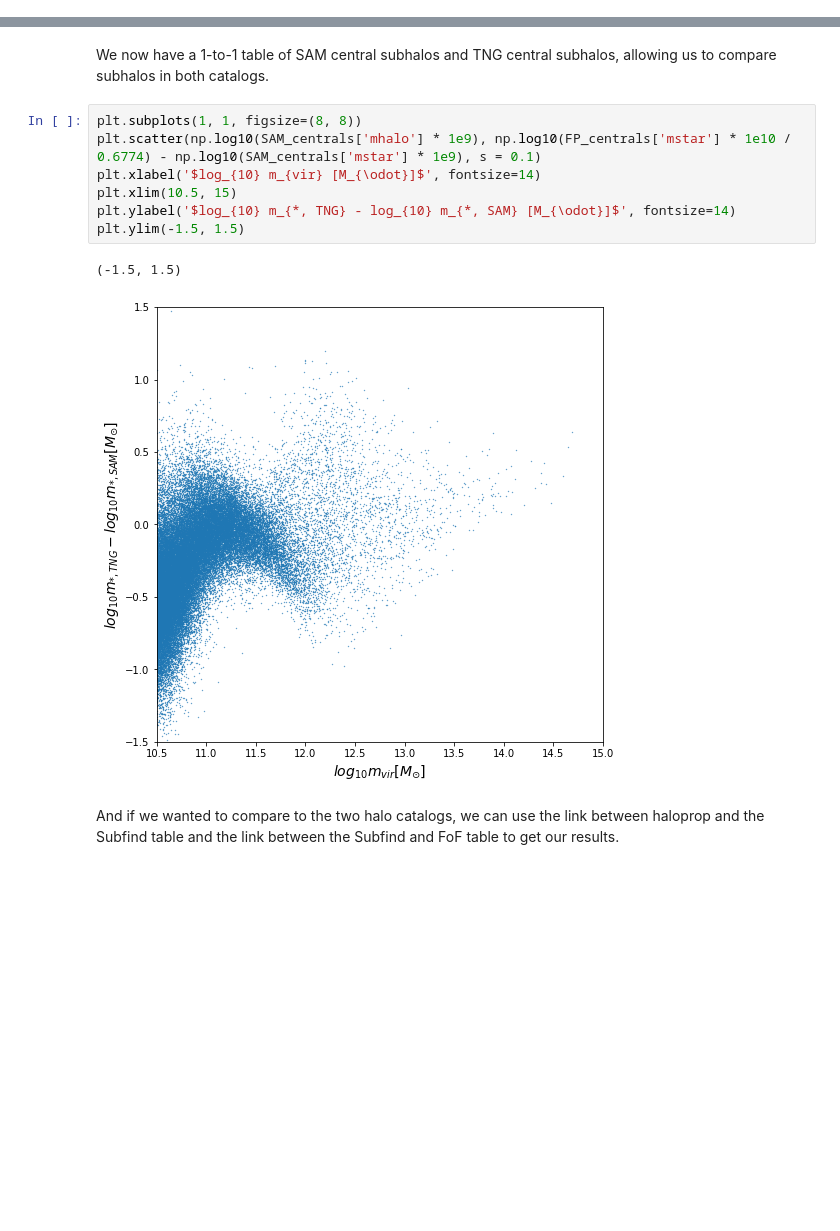
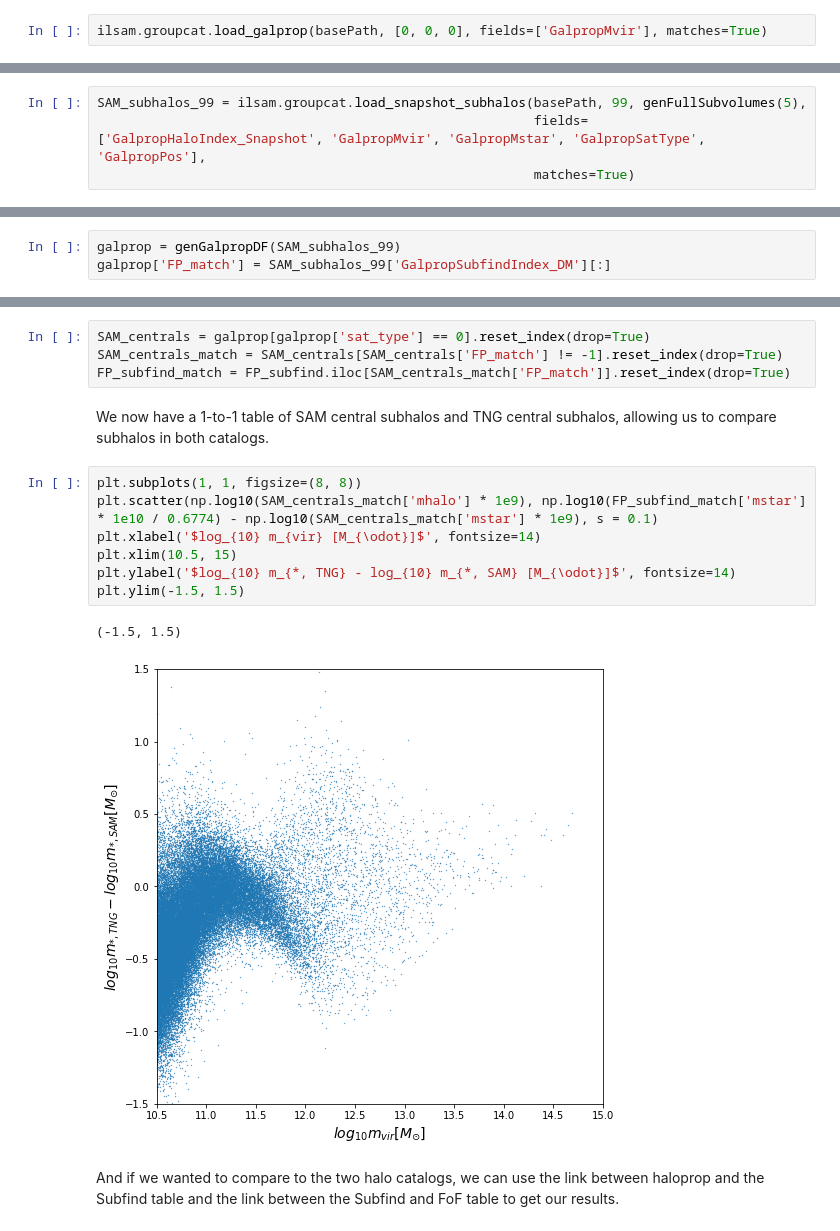
Before and after one commit to aust427/scsample, a Jupyter notebook: ilsam-testing.ipynb, the cells around one changed output, grey strips where cells are left out. Drawn from its saved outputs; the diff is of its cells as text; blank space fills up the shorter version.

```diff
--- a/ilsam-testing.ipynb
+++ b/ilsam-testing.ipynb
@@ -164,0 +170,2 @@ array([[1692478, 1661415],
+# %%
+ilsam.groupcat.load_galprop(basePath, [0, 0, 0], fields=['GalpropMvir'], matches=True)
@@ -166,8 +180,15 @@ array([[1692478, 1661415],
 where if a value is not -1, it means that host halo has been matched when matching Rockstar to Subfind and matching Subfind to Rockstar. Thus, we now have a method to walk between our subhalo / halo catalogs and TNG's subhalo / halo catalogs.
 # %% [markdown]
 ## Matching to Subfind Full Particle Physics
+# %%
+SAM_subhalos_99 = ilsam.groupcat.load_snapshot_subhalos(basePath, 99, genFullSubvolumes(5),
+                                                        fields=['GalpropHaloIndex_Snapshot', 'GalpropMvir', 'GalpropMstar', 'GalpropSatType', 'GalpropPos'],
+                                                        matches=True)
 # %% [markdown]
 For example, if we wanted to compare the two subhalo catalogs, we can filter out the satellites from our galprop, obtain the match ID from haloprop (since host halo contains only one central and we have this information), load and filter TNG's Subfind table, and analyze accordingly.
+# %%
+galprop = genGalpropDF(SAM_subhalos_99)
+galprop['FP_match'] = SAM_subhalos_99['GalpropSubfindIndex_DM'][:]
 # %% [markdown]
 First we load our data from TNG:
 # %%
@@ -202,15 +210,19 @@ FP_centrals.shape[0], SAM_centrals.shape[0]
+# %%
+SAM_centrals = galprop[galprop['sat_type'] == 0].reset_index(drop=True)
+SAM_centrals_match = SAM_centrals[SAM_centrals['FP_match'] != -1].reset_index(drop=True)
+FP_subfind_match = FP_subfind.iloc[SAM_centrals_match['FP_match']].reset_index(drop=True)
 # %% [markdown]
 We now have a 1-to-1 table of SAM central subhalos and TNG central subhalos, allowing us to compare subhalos in both catalogs.
 # %%
 plt.subplots(1, 1, figsize=(8, 8))
-plt.scatter(np.log10(SAM_centrals['mhalo'] * 1e9), np.log10(FP_centrals['mstar'] * 1e10 / 0.6774) - np.log10(SAM_centrals['mstar'] * 1e9), s = 0.1)
+plt.scatter(np.log10(SAM_centrals_match['mhalo'] * 1e9), np.log10(FP_subfind_match['mstar'] * 1e10 / 0.6774) - np.log10(SAM_centrals_match['mstar'] * 1e9), s = 0.1)
 plt.xlabel('$log_{10} m_{vir} [M_{\odot}]$', fontsize=14)
 plt.xlim(10.5, 15)
 plt.ylabel('$log_{10} m_{*, TNG} - log_{10} m_{*, SAM} [M_{\odot}]$', fontsize=14)
 plt.ylim(-1.5, 1.5)
 # %% [output]
 (-1.5, 1.5)
-[figure, old version]
+[figure, new version]
 # %% [markdown]
 And if we wanted to compare to the two halo catalogs, we can use the link between haloprop and the Subfind table and the link between the Subfind and FoF table to get our results.
 # %%
```
Also changed, not shown: parts of 23 cells of this notebook, 1 other file.
